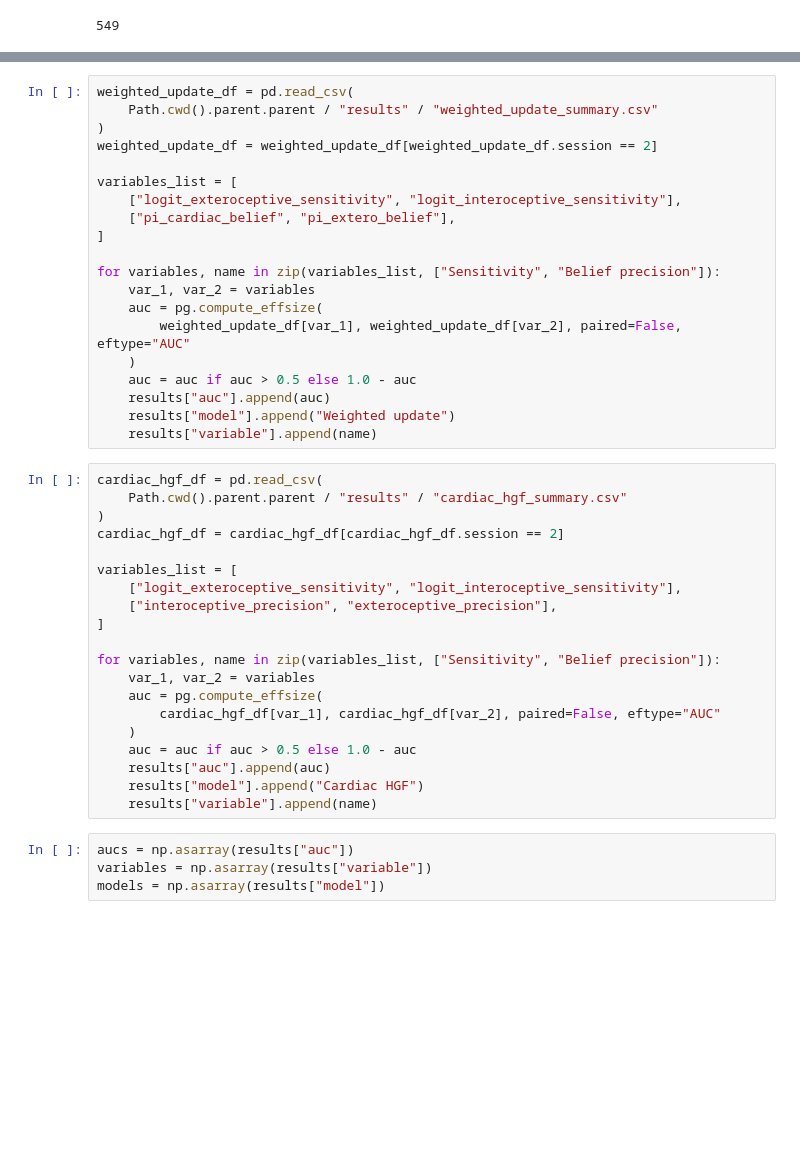
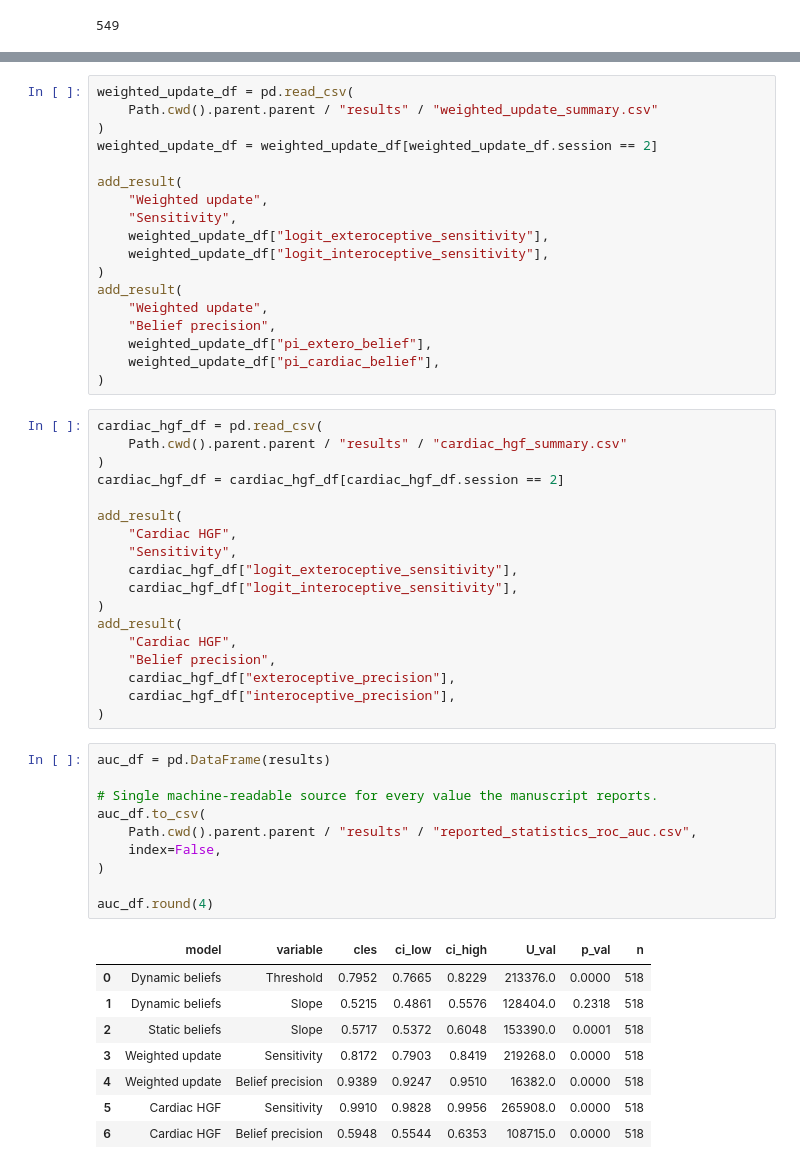
Before and after one commit to LegrandNico/ComputationalCardioception, a Jupyter notebook: code/notebooks/Figure_5_ROC-AUC.ipynb, the cells around one changed output, grey strips where cells are left out. Cells and saved outputs as stored; diff of their text form; blank space fills up the shorter version.

```diff
--- a/code/notebooks/Figure_5_ROC-AUC.ipynb
+++ b/code/notebooks/Figure_5_ROC-AUC.ipynb
@@ -74,44 +114,55 @@ weighted_update_df = pd.read_csv(
 )
 weighted_update_df = weighted_update_df[weighted_update_df.session == 2]
 
-variables_list = [
-    ["logit_exteroceptive_sensitivity", "logit_interoceptive_sensitivity"],
-    ["pi_cardiac_belief", "pi_extero_belief"],
-]
-
-for variables, name in zip(variables_list, ["Sensitivity", "Belief precision"]):
-    var_1, var_2 = variables
-    auc = pg.compute_effsize(
-        weighted_update_df[var_1], weighted_update_df[var_2], paired=False, eftype="AUC"
-    )
-    auc = auc if auc > 0.5 else 1.0 - auc
-    results["auc"].append(auc)
-    results["model"].append("Weighted update")
-    results["variable"].append(name)
+add_result(
+    "Weighted update",
+    "Sensitivity",
+    weighted_update_df["logit_exteroceptive_sensitivity"],
+    weighted_update_df["logit_interoceptive_sensitivity"],
+)
+add_result(
+    "Weighted update",
+    "Belief precision",
+    weighted_update_df["pi_extero_belief"],
+    weighted_update_df["pi_cardiac_belief"],
+)
 # %%
 cardiac_hgf_df = pd.read_csv(
     Path.cwd().parent.parent / "results" / "cardiac_hgf_summary.csv"
 )
 cardiac_hgf_df = cardiac_hgf_df[cardiac_hgf_df.session == 2]
 
-variables_list = [
-    ["logit_exteroceptive_sensitivity", "logit_interoceptive_sensitivity"],
-    ["interoceptive_precision", "exteroceptive_precision"],
-]
-
-for variables, name in zip(variables_list, ["Sensitivity", "Belief precision"]):
-    var_1, var_2 = variables
-    auc = pg.compute_effsize(
-        cardiac_hgf_df[var_1], cardiac_hgf_df[var_2], paired=False, eftype="AUC"
-    )
-    auc = auc if auc > 0.5 else 1.0 - auc
-    results["auc"].append(auc)
-    results["model"].append("Cardiac HGF")
-    results["variable"].append(name)
+add_result(
+    "Cardiac HGF",
+    "Sensitivity",
+    cardiac_hgf_df["logit_exteroceptive_sensitivity"],
+    cardiac_hgf_df["logit_interoceptive_sensitivity"],
+)
+add_result(
+    "Cardiac HGF",
+    "Belief precision",
+    cardiac_hgf_df["exteroceptive_precision"],
+    cardiac_hgf_df["interoceptive_precision"],
+)
 # %%
-aucs = np.asarray(results["auc"])
-variables = np.asarray(results["variable"])
-models = np.asarray(results["model"])
+auc_df = pd.DataFrame(results)
+
+# Single machine-readable source for every value the manuscript reports.
+auc_df.to_csv(
+    Path.cwd().parent.parent / "results" / "reported_statistics_roc_auc.csv",
+    index=False,
+)
+
+auc_df.round(4)
+# %% [output]
+|  | model | variable | cles | ci_low | ci_high | U_val | p_val | n |
+| 0 | Dynamic beliefs | Threshold | 0.7952 | 0.7665 | 0.8229 | 213376.0 | 0.0000 | 518 |
+| 1 | Dynamic beliefs | Slope | 0.5215 | 0.4861 | 0.5576 | 128404.0 | 0.2318 | 518 |
+| 2 | Static beliefs | Slope | 0.5717 | 0.5372 | 0.6048 | 153390.0 | 0.0001 | 518 |
+| 3 | Weighted update | Sensitivity | 0.8172 | 0.7903 | 0.8419 | 219268.0 | 0.0000 | 518 |
+| 4 | Weighted update | Belief precision | 0.9389 | 0.9247 | 0.9510 | 16382.0 | 0.0000 | 518 |
+| 5 | Cardiac HGF | Sensitivity | 0.9910 | 0.9828 | 0.9956 | 265908.0 | 0.0000 | 518 |
+| 6 | Cardiac HGF | Belief precision | 0.5948 | 0.5544 | 0.6353 | 108715.0 | 0.0000 | 518 |
 # %%
 _, axs = plt.subplots(figsize=(4, 4), nrows=4, sharex=True)
 
```
Also changed, not shown: parts of 5 cells of this notebook, 2 other files.
